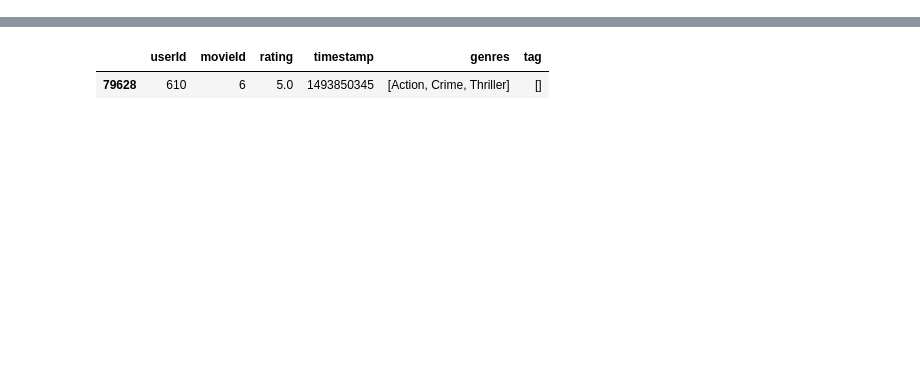
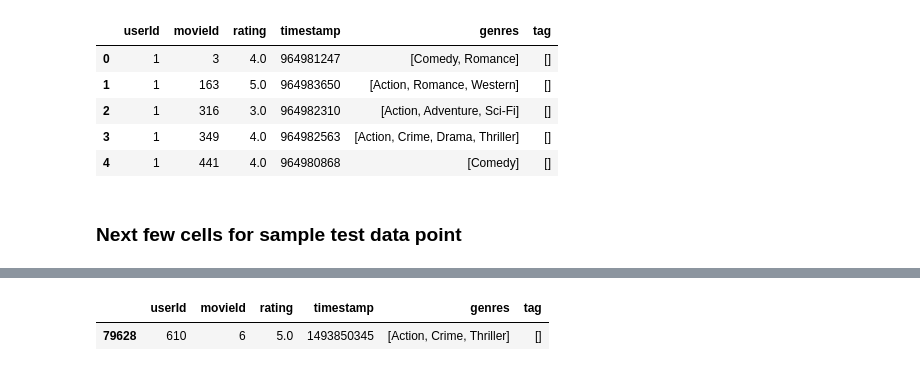
Before and after one commit to dhruvmun/MDM-Recommendation-System, a Jupyter notebook: Content Based Recommendation.ipynb, the cells around one changed output, grey strips where cells are left out. Saved outputs shown, nothing was run; the diff lists cells and outputs as text; code cells hidden in the pictures; blank space fills up the shorter version.

```diff
--- a/Content Based Recommendation.ipynb
+++ b/Content Based Recommendation.ipynb
@@ -118,5 +151,15 @@ for user_id in user_ids:
 # %%
 ratings_test = pd.read_csv("testing_data.csv", converters={"genres": literal_eval, "tag": literal_eval})
+ratings_test.head()
+# %% [output]
+|  | userId | movieId | rating | timestamp | genres | tag |
+| 0 | 1 | 3 | 4.0 | 964981247 | [Comedy, Romance] | [] |
+| 1 | 1 | 163 | 5.0 | 964983650 | [Action, Romance, Western] | [] |
+| 2 | 1 | 316 | 3.0 | 964982310 | [Action, Adventure, Sci-Fi] | [] |
+| 3 | 1 | 349 | 4.0 | 964982563 | [Action, Crime, Drama, Thriller] | [] |
+| 4 | 1 | 441 | 4.0 | 964980868 | [Comedy] | [] |
+# %% [markdown]
+### Next  few cells for sample test data point
 # %%
 ratings_test.iloc[0]
 # %% [output]
```
Also changed, not shown: parts of 23 cells of this notebook, 1 other file.
